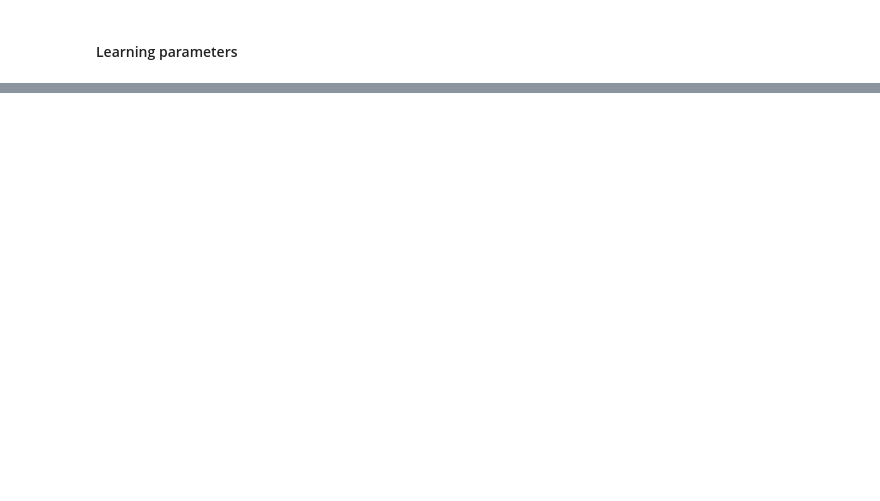
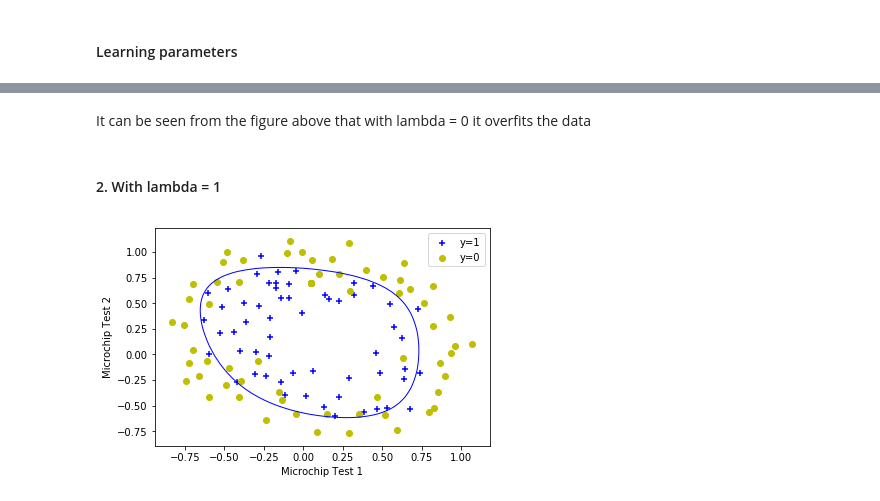
Before and after one commit to gsam1/py-ml-stanford, a Jupyter notebook: ml-ex2/Machine Learning Coursera Exercise 2 Logistic Regression.ipynb, the cells around one changed output, grey strips where cells are left out. Drawn from its saved outputs; the diff is of its cells as text; code cells hidden in the pictures; blank space fills up the shorter version.

```diff
--- a/ml-ex2/Machine Learning Coursera Exercise 2 Logistic Regression.ipynb
+++ b/ml-ex2/Machine Learning Coursera Exercise 2 Logistic Regression.ipynb
@@ -194,0 +245,18 @@ ValueError: shapes (6,6) and (708,) not aligned: 6 (dim 1) != 708 (dim 0)
+# %% [markdown]
+It can be seen from the figure above that with lambda = 0 it overfits the data
+# %% [markdown]
+#### 2. With lambda = 1
+# %%
+plot_data(x2, y2, 'Microchip Test 1', 'Microchip Test 2', 'y=1', 'y=0')
+
+opt_reg_z = minimize(cost_fun_reg, initial_theta, args=(xmp,y2,1), method=None, jac=grad_reg, options = {'maxiter':3000})
+
+x1_min, x1_max = xmp[:,1].min(), xmp[:,1].max(),
+x2_min, x2_max = xmp[:,2].min(), xmp[:,2].max(),
+xx1, xx2 = np.meshgrid(np.linspace(x1_min, x1_max), np.linspace(x2_min, x2_max))
+h = sigmoid(poly.fit_transform(np.c_[xx1.ravel(), xx2.ravel()]).dot(opt_reg_z.x))
+h = h.reshape(xx1.shape)
+plt.contour(xx1, xx2, h, [0.5], linewidths=1, colors='b')
+plt.show()
+# %% [output]
+[figure, added]
```
Also changed, not shown: parts of 19 cells of this notebook.
